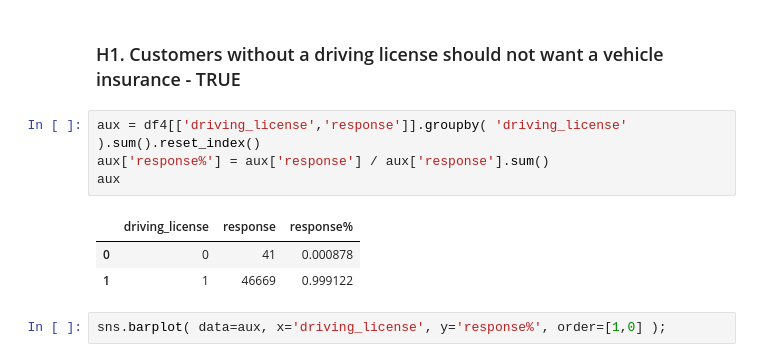
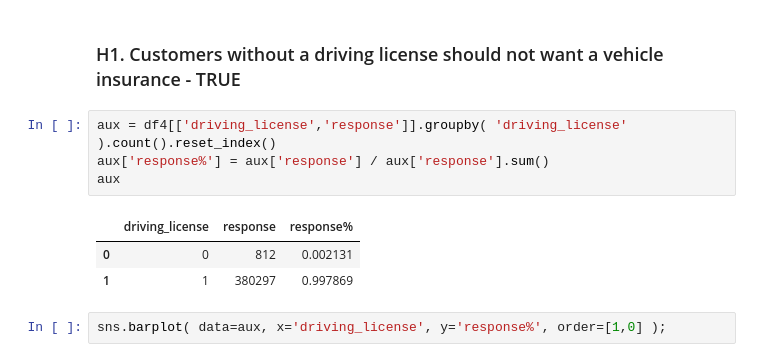
Before and after one commit to marcosvliras/health_insurance_cross_sell, a Jupyter notebook: notebooks/HICross_sell.ipynb, the cells around one changed output. Drawn from its saved outputs; the diff is of its cells as text.

```diff
--- a/notebooks/HICross_sell.ipynb
+++ b/notebooks/HICross_sell.ipynb
@@ -498,13 +502,13 @@ sns.countplot( x='response', data=df4 );
 # %% [markdown]
 ### H1. Customers without a driving license should not want a vehicle insurance - TRUE
 # %%
-aux = df4[['driving_license','response']].groupby( 'driving_license' ).sum().reset_index()
+aux = df4[['driving_license','response']].groupby( 'driving_license' ).count().reset_index()
 aux['response%'] = aux['response'] / aux['response'].sum()
 aux
 # %% [output]
 |  | driving_license | response | response% |
-| 0 | 0 | 41 | 0.000878 |
-| 1 | 1 | 46669 | 0.999122 |
+| 0 | 0 | 812 | 0.002131 |
+| 1 | 1 | 380297 | 0.997869 |
 # %%
 sns.barplot( data=aux, x='driving_license', y='response%', order=[1,0] );
 # %% [output]
```
Also changed, not shown: parts of 25 cells of this notebook, 20 other files.
